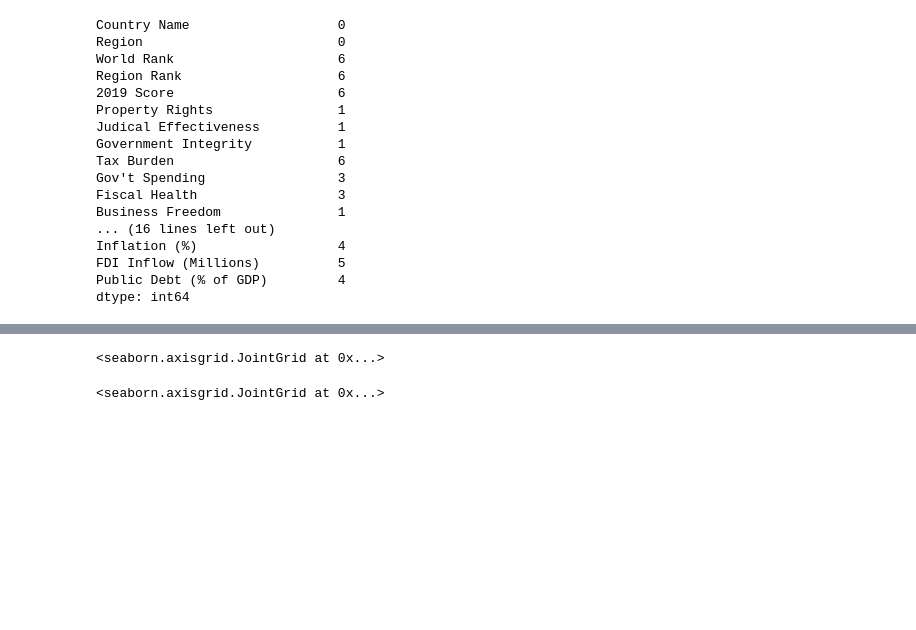
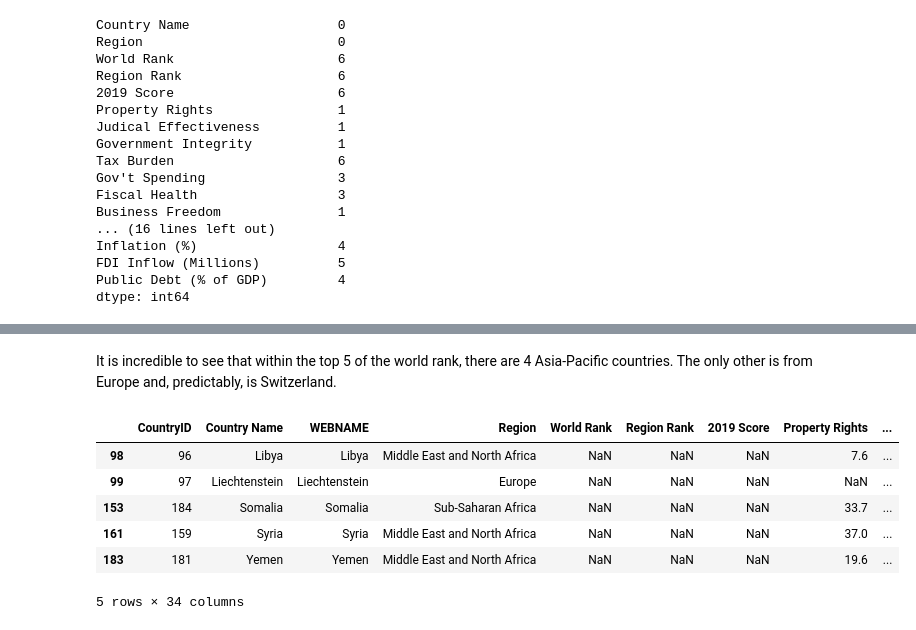
Before and after one commit to SadiaRana/WorldEconFree, a Jupyter notebook: World_Economics.ipynb, the cells around one changed output, grey strips where cells are left out. Drawn from its saved outputs; the diff is of its cells as text; code cells hidden in the pictures; blank space fills up the shorter version.

```diff
--- a/World_Economics.ipynb
+++ b/World_Economics.ipynb
@@ -87,8 +158,15 @@ df_1.shape
+# %% [markdown]
+It is incredible to see that within the top 5 of the world rank, there are 4 Asia-Pacific countries. The only other is from Europe and, predictably, is Switzerland.
+# %%
+df_ranked.tail()
+# %% [output]
+|  | CountryID | Country Name | WEBNAME | Region | World Rank | Region Rank | 2019 Score | Property Rights | ... |
+| 98 | 96 | Libya | Libya | Middle East and North Africa | NaN | NaN | NaN | 7.6 | ... |
+| 99 | 97 | Liechtenstein | Liechtenstein | Europe | NaN | NaN | NaN | NaN | ... |
+| 153 | 184 | Somalia | Somalia | Sub-Saharan Africa | NaN | NaN | NaN | 33.7 | ... |
+| 161 | 159 | Syria | Syria | Middle East and North Africa | NaN | NaN | NaN | 37.0 | ... |
+| 183 | 181 | Yemen | Yemen | Middle East and North Africa | NaN | NaN | NaN | 19.6 | ... |
+5 rows × 34 columns
 # %%
-sns.jointplot(df['World Rank'],df['GDP Growth Rate (%)'])
+#sns.jointplot(df['World Rank'],df['GDP Growth Rate (%)'])
+#sns.jointplot(df['World Rank'],df['Public Debt (% of GDP)'])
-# %% [output]
-<seaborn.axisgrid.JointGrid at 0x...>
-# %%
-sns.jointplot(df['World Rank'],df['Public Debt (% of GDP)'])
-# %% [output]
-<seaborn.axisgrid.JointGrid at 0x...>
```
Also changed, not shown: parts of 9 cells of this notebook.
